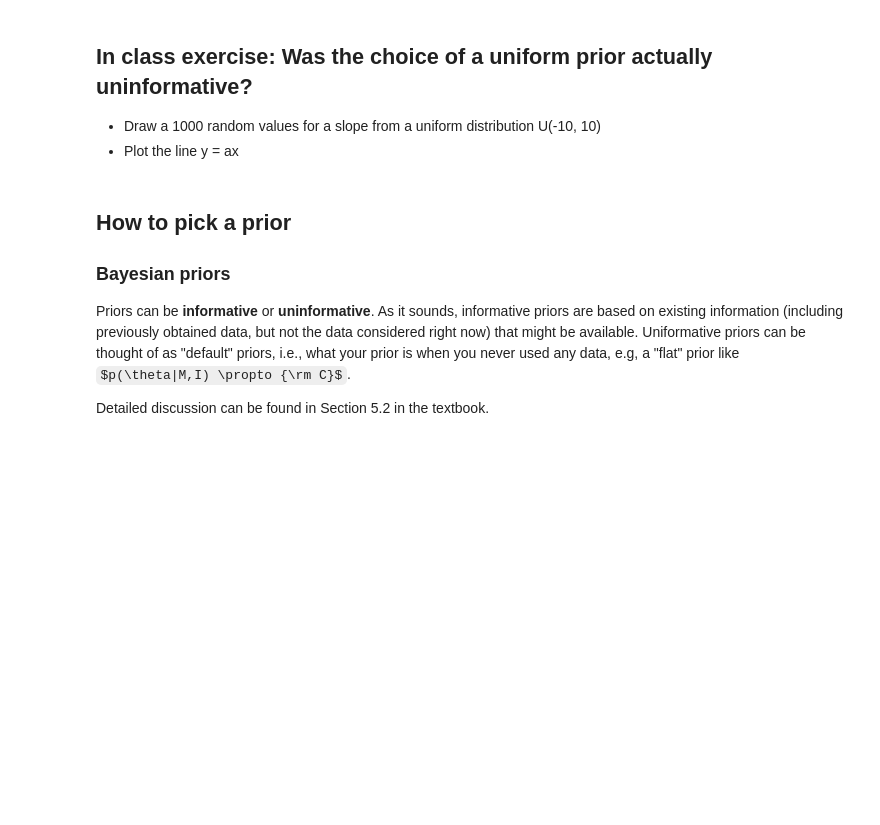
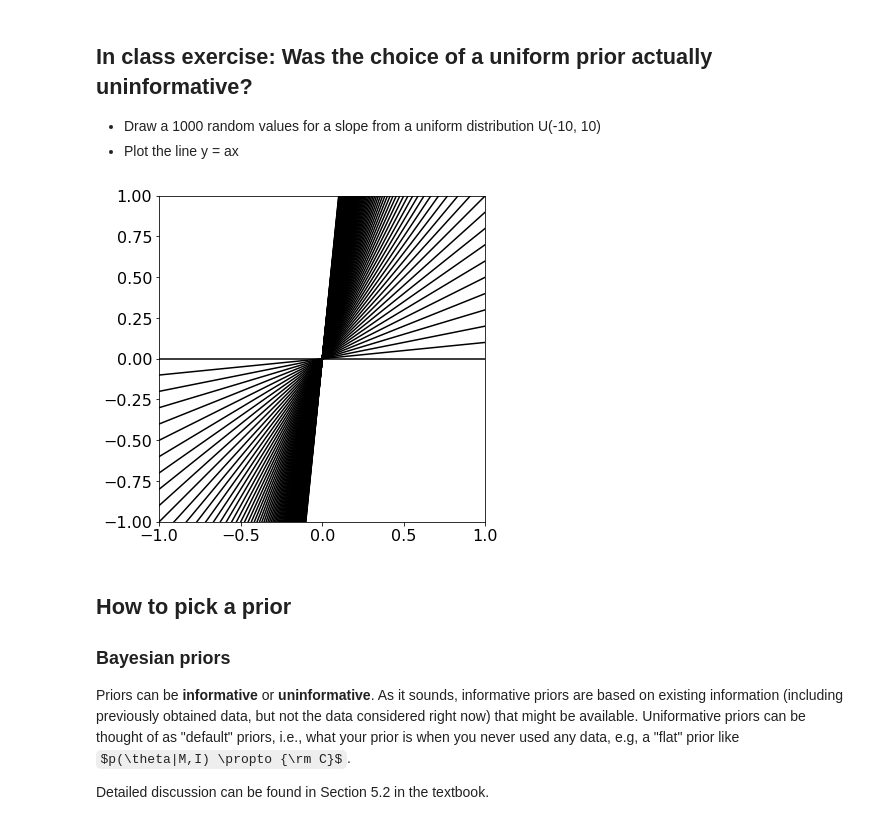
Before and after one commit to gnarayan/ast596_2020_Spring, a Jupyter notebook: 04/week04.ipynb, the cells around one changed output. Saved outputs shown, nothing was run; the diff lists cells and outputs as text; code cells hidden in the pictures; some formulas as TeX source; blank space fills up the shorter version.

```diff
--- a/04/week04.ipynb
+++ b/04/week04.ipynb
@@ -462,3 +490,19 @@ np.sqrt(C[0,0]), np.sqrt(C[1,1])
+# %%
+# YOUR CODE HERE
+a = np.arange(0., 10, 0.1)
+x = np.array([-1, 1])
+fig = plt.figure(figsize=(6,6))
+ax = fig.add_subplot(111)
+
+for m in a:
+    ax.plot(x, m*x, ls='-', color='k')
+
+
+ax.set_xlim(-1, 1)
+ax.set_ylim(-1, 1)
+ax.set_aspect('equal')
+# %% [output]
+[figure, added]
 # %% [markdown]
 ## How to pick a prior
 
```
Also changed, not shown: parts of 9 cells of this notebook, 13 other files.
